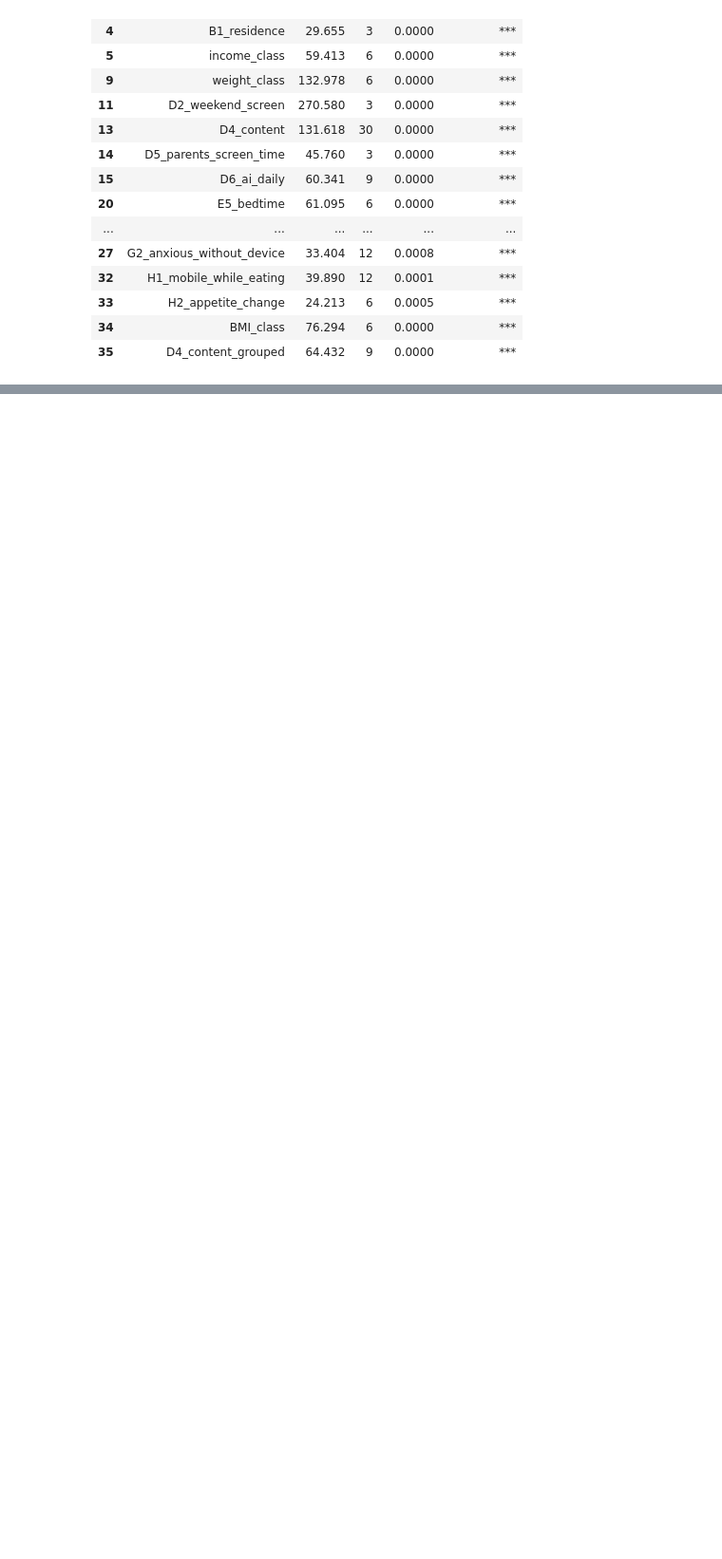
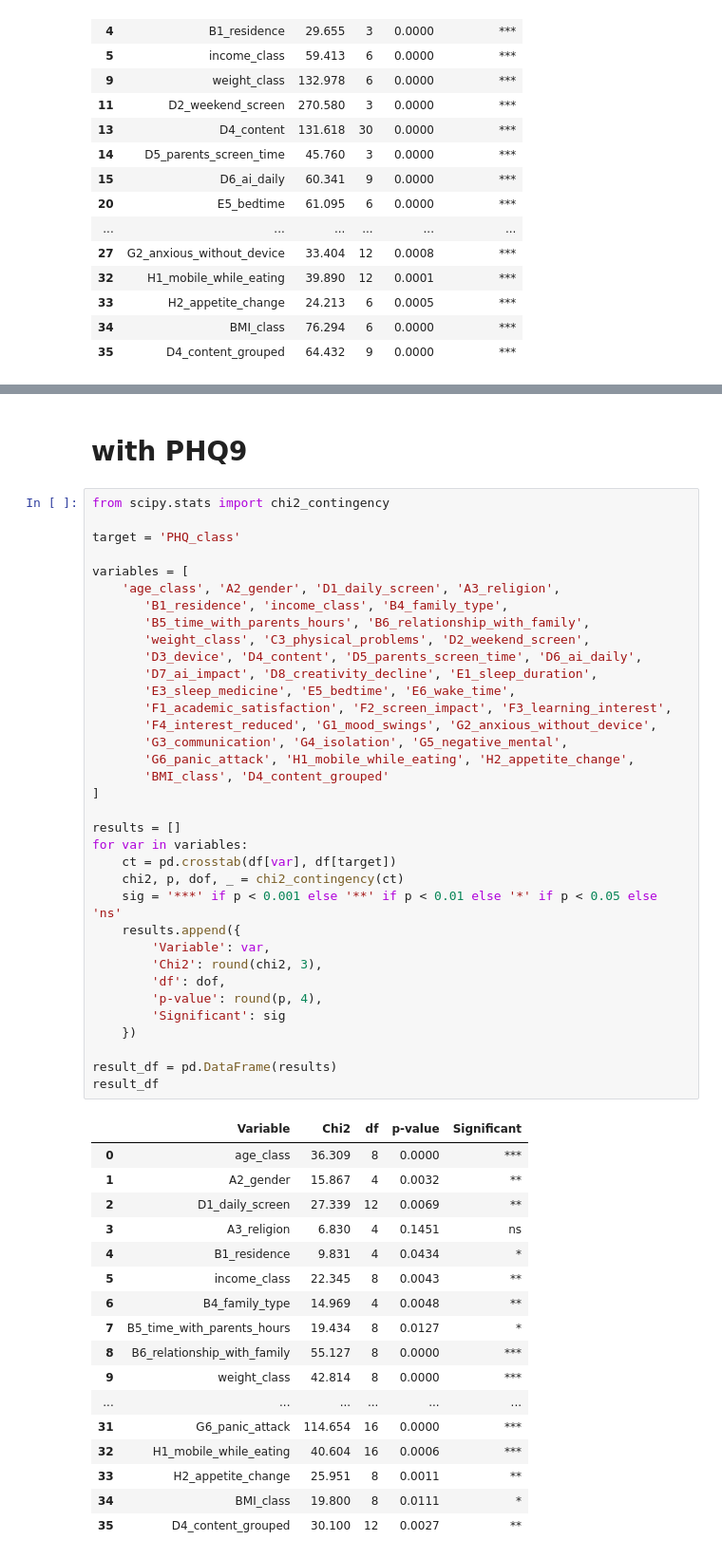
Before and after one commit to arshadziban/team_insightify, a Jupyter notebook: 3_sig_analysis.ipynb, the cells around one changed output, grey strips where cells are left out. Shown at 95% size. Drawn from its saved outputs; the diff is of its cells as text; blank space fills up the shorter version.

```diff
--- a/3_sig_analysis.ipynb
+++ b/3_sig_analysis.ipynb
@@ -105,0 +108,55 @@ sig_vars_st
+# %% [markdown]
+# with PHQ9
+# %%
+from scipy.stats import chi2_contingency
+
+target = 'PHQ_class'
+
+variables = [
+    'age_class', 'A2_gender', 'D1_daily_screen', 'A3_religion',
+       'B1_residence', 'income_class', 'B4_family_type',
+       'B5_time_with_parents_hours', 'B6_relationship_with_family',
+       'weight_class', 'C3_physical_problems', 'D2_weekend_screen',
+       'D3_device', 'D4_content', 'D5_parents_screen_time', 'D6_ai_daily',
+       'D7_ai_impact', 'D8_creativity_decline', 'E1_sleep_duration',
+       'E3_sleep_medicine', 'E5_bedtime', 'E6_wake_time',
+       'F1_academic_satisfaction', 'F2_screen_impact', 'F3_learning_interest',
+       'F4_interest_reduced', 'G1_mood_swings', 'G2_anxious_without_device',
+       'G3_communication', 'G4_isolation', 'G5_negative_mental',
+       'G6_panic_attack', 'H1_mobile_while_eating', 'H2_appetite_change',
+       'BMI_class', 'D4_content_grouped'
+]
+
+results = []
+for var in variables:
+    ct = pd.crosstab(df[var], df[target])
+    chi2, p, dof, _ = chi2_contingency(ct)
+    sig = '***' if p < 0.001 else '**' if p < 0.01 else '*' if p < 0.05 else 'ns'
+    results.append({
+        'Variable': var,
+        'Chi2': round(chi2, 3),
+        'df': dof,
+        'p-value': round(p, 4),
+        'Significant': sig
+    })
+
+result_df = pd.DataFrame(results)
+result_df
+# %% [output]
+|  | Variable | Chi2 | df | p-value | Significant |
+| 0 | age_class | 36.309 | 8 | 0.0000 | *** |
+| 1 | A2_gender | 15.867 | 4 | 0.0032 | ** |
+| 2 | D1_daily_screen | 27.339 | 12 | 0.0069 | ** |
+| 3 | A3_religion | 6.830 | 4 | 0.1451 | ns |
+| 4 | B1_residence | 9.831 | 4 | 0.0434 | * |
+| 5 | income_class | 22.345 | 8 | 0.0043 | ** |
+| 6 | B4_family_type | 14.969 | 4 | 0.0048 | ** |
+| 7 | B5_time_with_parents_hours | 19.434 | 8 | 0.0127 | * |
+| 8 | B6_relationship_with_family | 55.127 | 8 | 0.0000 | *** |
+| 9 | weight_class | 42.814 | 8 | 0.0000 | *** |
+| ... | ... | ... | ... | ... | ... |
+| 31 | G6_panic_attack | 114.654 | 16 | 0.0000 | *** |
+| 32 | H1_mobile_while_eating | 40.604 | 16 | 0.0006 | *** |
+| 33 | H2_appetite_change | 25.951 | 8 | 0.0011 | ** |
+| 34 | BMI_class | 19.800 | 8 | 0.0111 | * |
+| 35 | D4_content_grouped | 30.100 | 12 | 0.0027 | ** |
```
Also changed, not shown: parts of 3 cells of this notebook.
